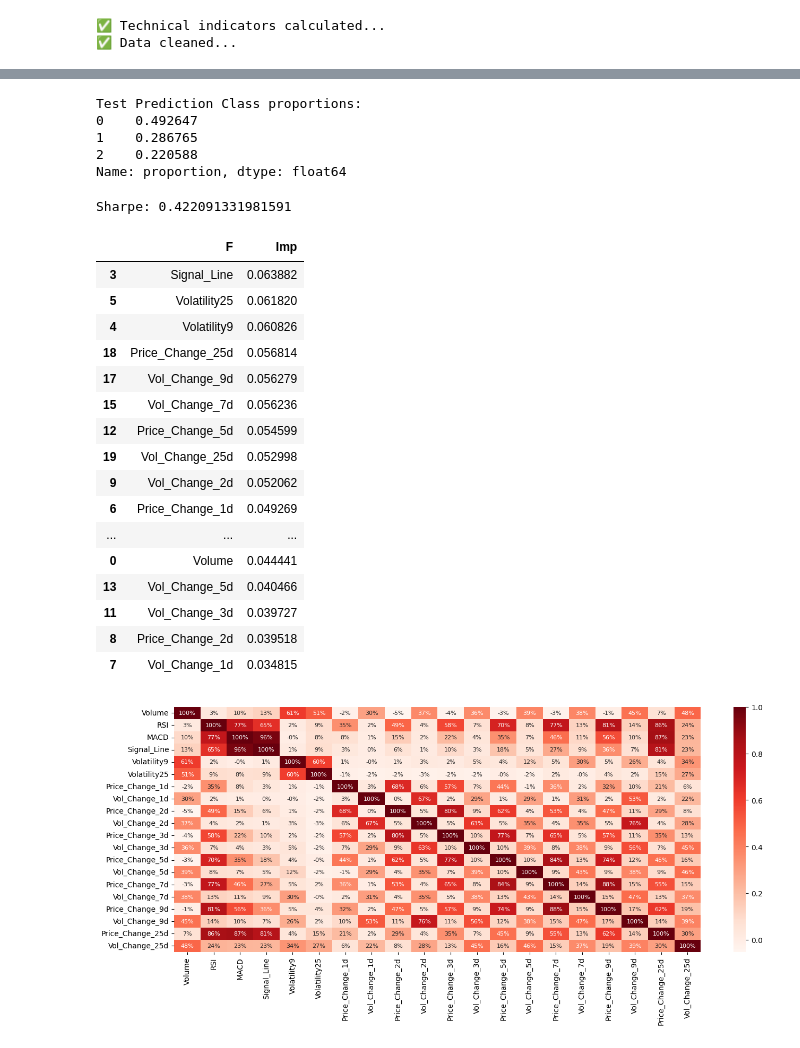
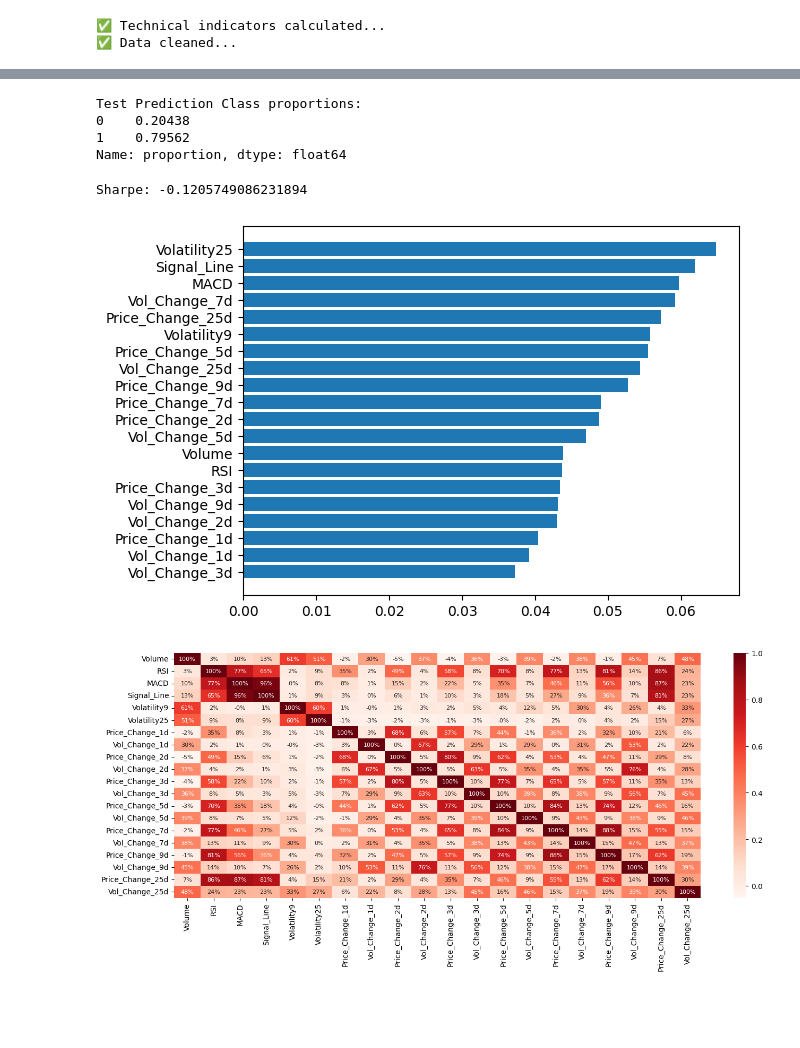
Before and after one commit to waseemshammout/btc_trading_strategy, a Jupyter notebook: notebook.ipynb, the cells around one changed output, grey strips where cells are left out. Drawn from its saved outputs; the diff is of its cells as text; code cells hidden in the pictures; blank space fills up the shorter version.

Commit message:
change to binary class

```diff
--- a/notebook.ipynb
+++ b/notebook.ipynb
@@ -36,10 +36,10 @@ def train_base_model(X_train, y_train, X_valid=None, y_valid=None, model_name="L
         X_train_scaled = sc.fit_transform(X_train)
         model.fit(X_train_scaled, y_train)
     elif model_name == "XGB":
-        model = xgb.XGBClassifier(n_estimators=1000, early_stopping_rounds=50, objective="multi:softprob", num_class=3,learning_rate=0.05,max_depth=6,subsample=0.8,colsample_bytree=0.8)
+        model = xgb.XGBClassifier(n_estimators=1000, early_stopping_rounds=50, objective="binary:logistic", learning_rate=0.05,max_depth=6,subsample=0.8,colsample_bytree=0.8)
         model.fit(X_train,y_train,eval_set=[(X_valid, y_valid)],verbose=False,sample_weight=train_weights, sample_weight_eval_set=[val_weights])
     elif model_name == 'LGB':
-        model = lgb.LGBMClassifier(n_estimators=1000, random_state=1, objective="multiclass", num_class=3, class_weight="balanced")
+        model = lgb.LGBMClassifier(n_estimators=1000, random_state=1, objective="binary", class_weight="balanced")
         model.fit(X_train,y_train,eval_set=[(X_valid, y_valid)], callbacks=[lgb.early_stopping(stopping_rounds=50, verbose=False)])
     return model, sc
 # %%
@@ -73,9 +73,10 @@ for lag in [1, 2, 3, 5, 7, 9, 25]:
     df[f"Price_Change_{lag}d"] = df["Close"].pct_change(lag)
     df[f"Vol_Change_{lag}d"] = df["Volume"].pct_change(lag)
 df["Price_Change_5d_later"] = df["Price_Change_5d"].shift(-5)
-df.loc[df["Price_Change_5d_later"] >= 0.04, "Target"] = 0  # Buy
-df.loc[df["Price_Change_5d_later"] <= -0.04, "Target"] = 2  # Sell
-df.loc[df["Target"].isna(), "Target"] = 1  # Hold
+# df.loc[df["Price_Change_5d_later"] >= 0.04, "Target"] = 0  # Buy
+# df.loc[df["Price_Change_5d_later"] <= -0.04, "Target"] = 2  # Sell
+# df.loc[df["Target"].isna(), "Target"] = 1  # Hold
+df["Target"] = (df["Close"].shift(-5) > df["Close"]).astype(int)
 #df['Target'] = df['Target'].shift(-1) ##### >>>>>>>>>>>>>>>>>>>>>>>>>>>>>>>> Comment this line if it doens't make sense
 df.dropna(inplace=True)
 print(f"✅ Technical indicators calculated...")
@@ -142,0 +143,10 @@ Cross Validation Results:
+# %%
+# Train full model on full train_val data 80:20
+
+train_sample_size = int(X_train.shape[0] * 0.8)
+x_tr, y_tr = X_train.iloc[:train_sample_size], y_train.iloc[:train_sample_size]
+x_va, y_va = X_train.iloc[train_sample_size:], y_train.iloc[train_sample_size:]
+xgb_cl, _ = train_base_model(x_tr, y_tr, x_va, y_va, model_name="XGB")
+y_pred = xgb_cl.predict(x_va)
+results = evaluate_model(y_va, y_pred, "XGB")
+print("Full data validation Results:\n", pd.DataFrame([results]).to_string(max_colwidth=50))
@@ -153,18 +167,21 @@ print('Test Prediction Class proportions:')
 print(pd.Series(y_test_pred).value_counts(normalize=True).sort_index())
 # %% [output]
 Test Prediction Class proportions:
-0    0.492647
-1    0.286765
-2    0.220588
+0    0.20438
+1    0.79562
 Name: proportion, dtype: float64
 # %%
 df_test = test_data.copy()
 df_test["pred"] = y_test_pred
 
-signal_map = {0: 1, 1: 0, 2: -1}
+# Correct mapping
+signal_map = {0: -1, 1: 1}
 df_test["signal"] = df_test["pred"].map(signal_map)
 
+# Returns
 df_test["ret"] = df_test["Close"].pct_change()
+
+# Apply with lag
 df_test["strategy_ret"] = df_test["signal"].shift(1) * df_test["ret"]
 
 # Performance
@@ -173,31 +190,17 @@ sharpe = df_test["strategy_ret"].mean() / df_test["strategy_ret"].std() * np.sqr
 
 print("Sharpe:", sharpe)
 # %% [output]
-Sharpe: 0.422091331981591
+Sharpe: -0.1205749086231894
 # %%
-pd.DataFrame(
+feature_importances = pd.DataFrame(
     {
-        'F': X_train.columns,
-        'Imp': xgb_cl.feature_importances_
+        'Feature': X_train.columns,
+        'Importance': xgb_cl.feature_importances_
     }
-).sort_values(by='Imp', ascending=False)
+).sort_values(by='Importance', ascending=True)
+plt.barh(feature_importances['Feature'], feature_importances['Importance'])
+plt.show()
 # %% [output]
-|  | F | Imp |
-| 3 | Signal_Line | 0.063882 |
-| 5 | Volatility25 | 0.061820 |
-| 4 | Volatility9 | 0.060826 |
-| 18 | Price_Change_25d | 0.056814 |
-| 17 | Vol_Change_9d | 0.056279 |
-| 15 | Vol_Change_7d | 0.056236 |
-| 12 | Price_Change_5d | 0.054599 |
-| 19 | Vol_Change_25d | 0.052998 |
-| 9 | Vol_Change_2d | 0.052062 |
-| 6 | Price_Change_1d | 0.049269 |
-| ... | ... | ... |
-| 0 | Volume | 0.044441 |
-| 13 | Vol_Change_5d | 0.040466 |
-| 11 | Vol_Change_3d | 0.039727 |
-| 8 | Price_Change_2d | 0.039518 |
-| 7 | Vol_Change_1d | 0.034815 |
+[figure, added]
 # %%
 plt.figure(figsize=(16, 6))
```
Also changed, not shown: parts of 9 cells of this notebook.
